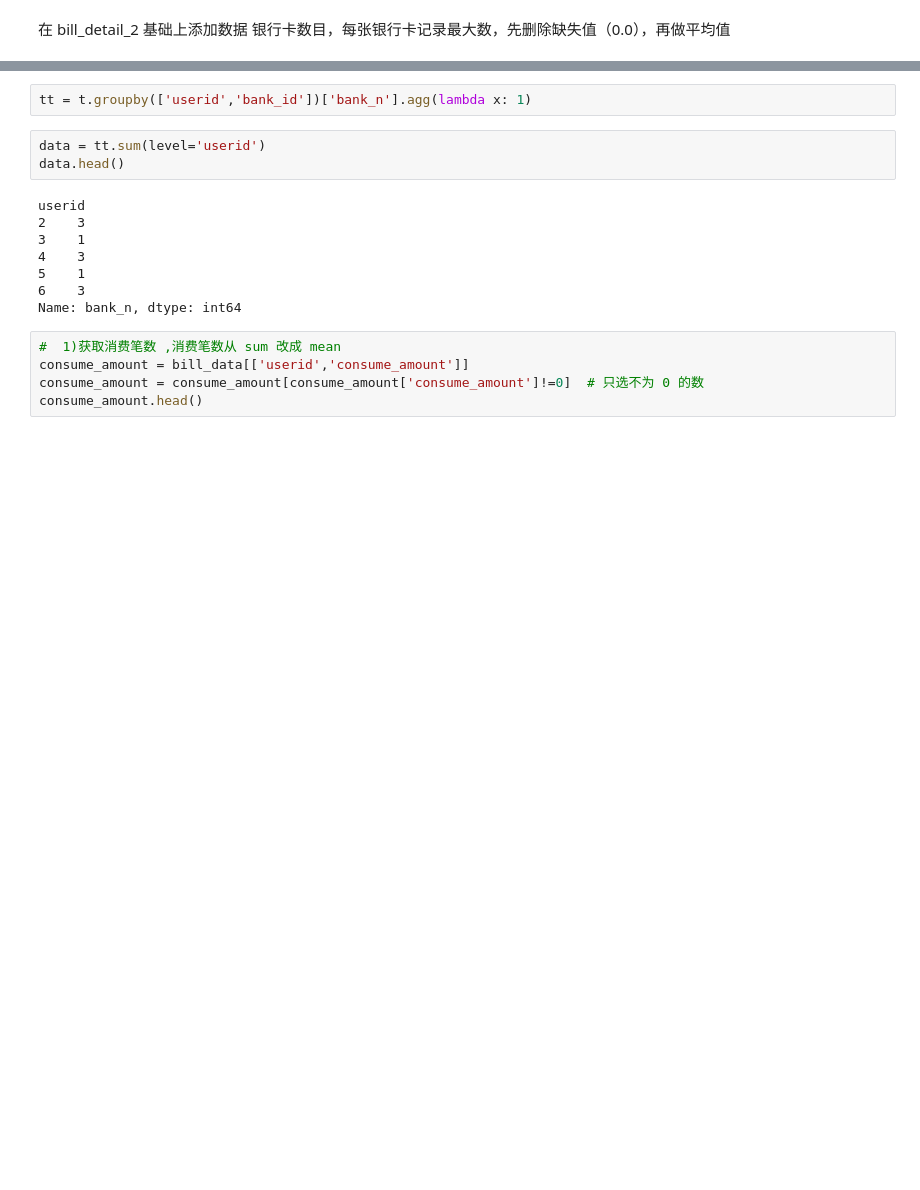
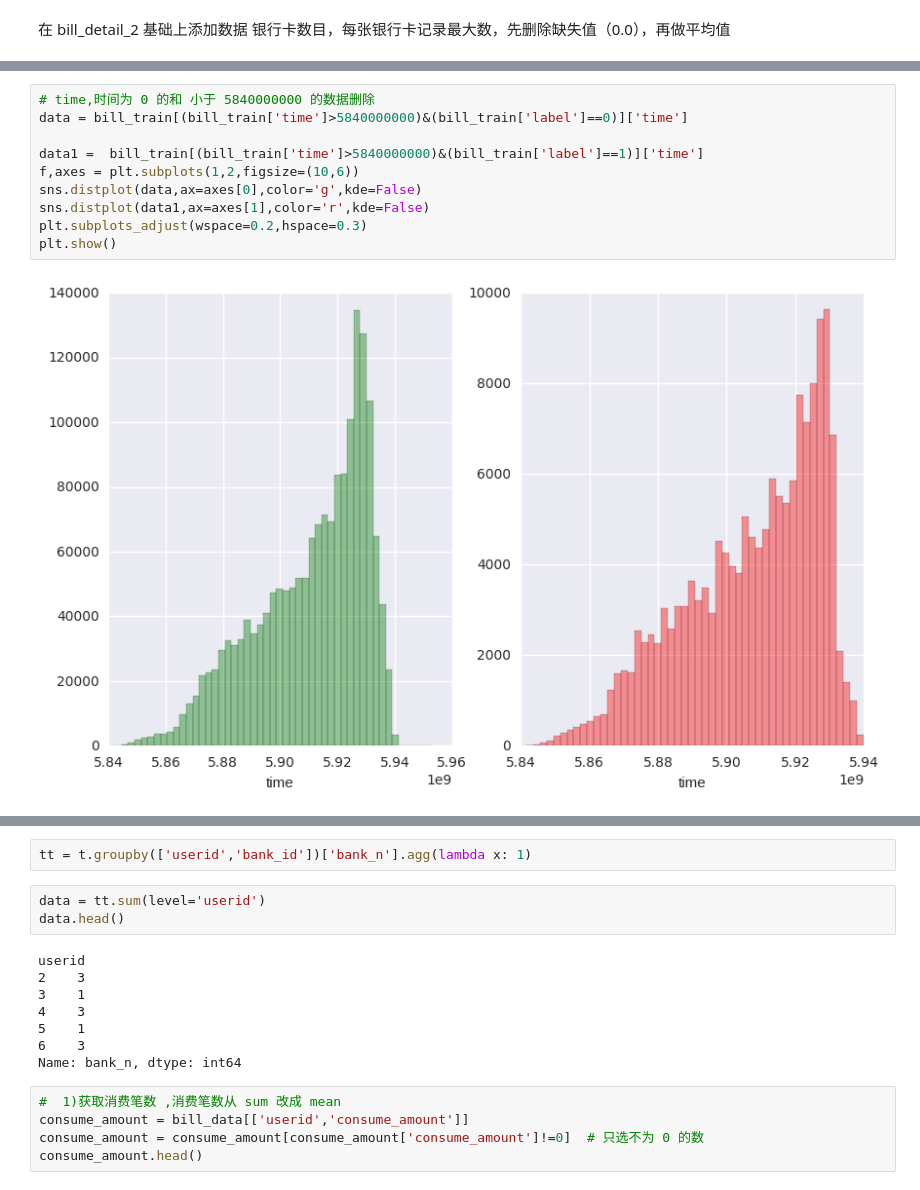
Before and after one commit to hadoop73/sklearn, a Jupyter notebook: predict_risk/feature/bill_detail_4.ipynb, the cells around one changed output, grey strips where cells are left out. Cells and saved outputs as stored; diff of their text form; blank space fills up the shorter version.

Commit message:
bill 4

```diff
--- a/predict_risk/feature/bill_detail_4.ipynb
+++ b/predict_risk/feature/bill_detail_4.ipynb
@@ -64,0 +43,12 @@ See the caveats in the documentation: http://pandas.pydata.org/pandas-docs/stabl
+# %%
+# time,时间为 0 的和 小于 5840000000 的数据删除
+data = bill_train[(bill_train['time']>5840000000)&(bill_train['label']==0)]['time']
+
+data1 =  bill_train[(bill_train['time']>5840000000)&(bill_train['label']==1)]['time']
+f,axes = plt.subplots(1,2,figsize=(10,6))
+sns.distplot(data,ax=axes[0],color='g',kde=False)
+sns.distplot(data1,ax=axes[1],color='r',kde=False)
+plt.subplots_adjust(wspace=0.2,hspace=0.3)
+plt.show()
+# %% [output]
+[figure, added]
```
Also changed, not shown: parts of 41 cells of this notebook.
